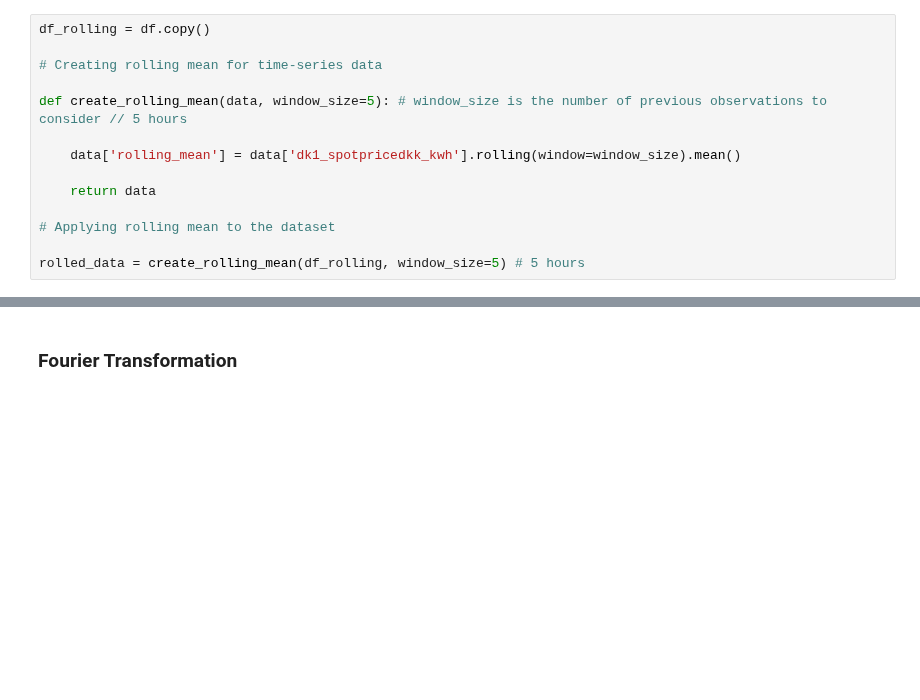
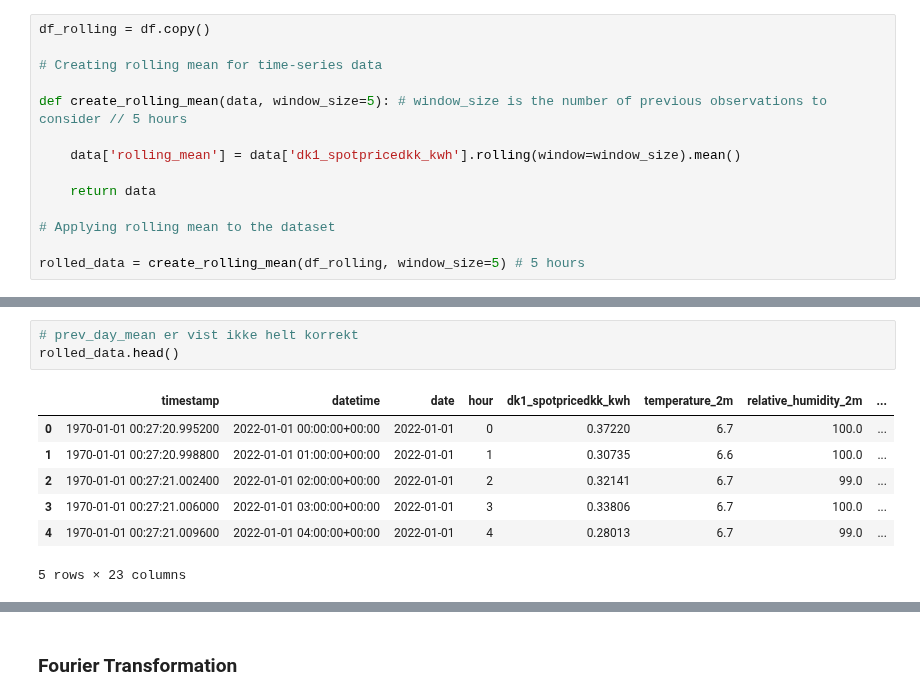
Before and after one commit to Benj3037/bds_m7_second-semester-project, a Jupyter notebook: pipeline/3_1_training_pipeline_xgboost.ipynb, the cells around one changed output, grey strips where cells are left out. Drawn from its saved outputs; the diff is of its cells as text; blank space fills up the shorter version.

```diff
--- a/pipeline/3_1_training_pipeline_xgboost.ipynb
+++ b/pipeline/3_1_training_pipeline_xgboost.ipynb
@@ -184,0 +227,11 @@ rolled_data.tail()
+# %%
+# prev_day_mean er vist ikke helt korrekt
+rolled_data.head()
+# %% [output]
+|  | timestamp | datetime | date | hour | dk1_spotpricedkk_kwh | temperature_2m | relative_humidity_2m | ... |
+| 0 | 1970-01-01 00:27:20.995200 | 2022-01-01 00:00:00+00:00 | 2022-01-01 | 0 | 0.37220 | 6.7 | 100.0 | ... |
+| 1 | 1970-01-01 00:27:20.998800 | 2022-01-01 01:00:00+00:00 | 2022-01-01 | 1 | 0.30735 | 6.6 | 100.0 | ... |
+| 2 | 1970-01-01 00:27:21.002400 | 2022-01-01 02:00:00+00:00 | 2022-01-01 | 2 | 0.32141 | 6.7 | 99.0 | ... |
+| 3 | 1970-01-01 00:27:21.006000 | 2022-01-01 03:00:00+00:00 | 2022-01-01 | 3 | 0.33806 | 6.7 | 100.0 | ... |
+| 4 | 1970-01-01 00:27:21.009600 | 2022-01-01 04:00:00+00:00 | 2022-01-01 | 4 | 0.28013 | 6.7 | 99.0 | ... |
+5 rows × 23 columns
```
Also changed, not shown: parts of 23 cells of this notebook, 6 other files.
